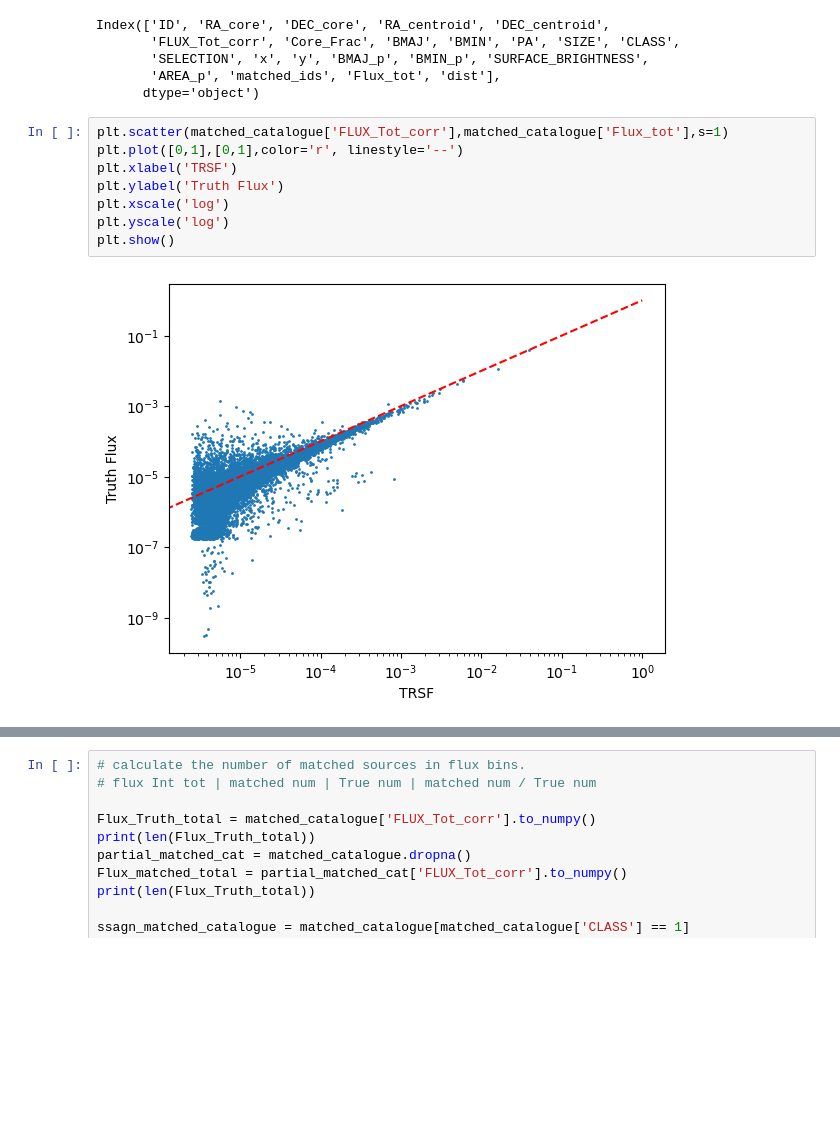
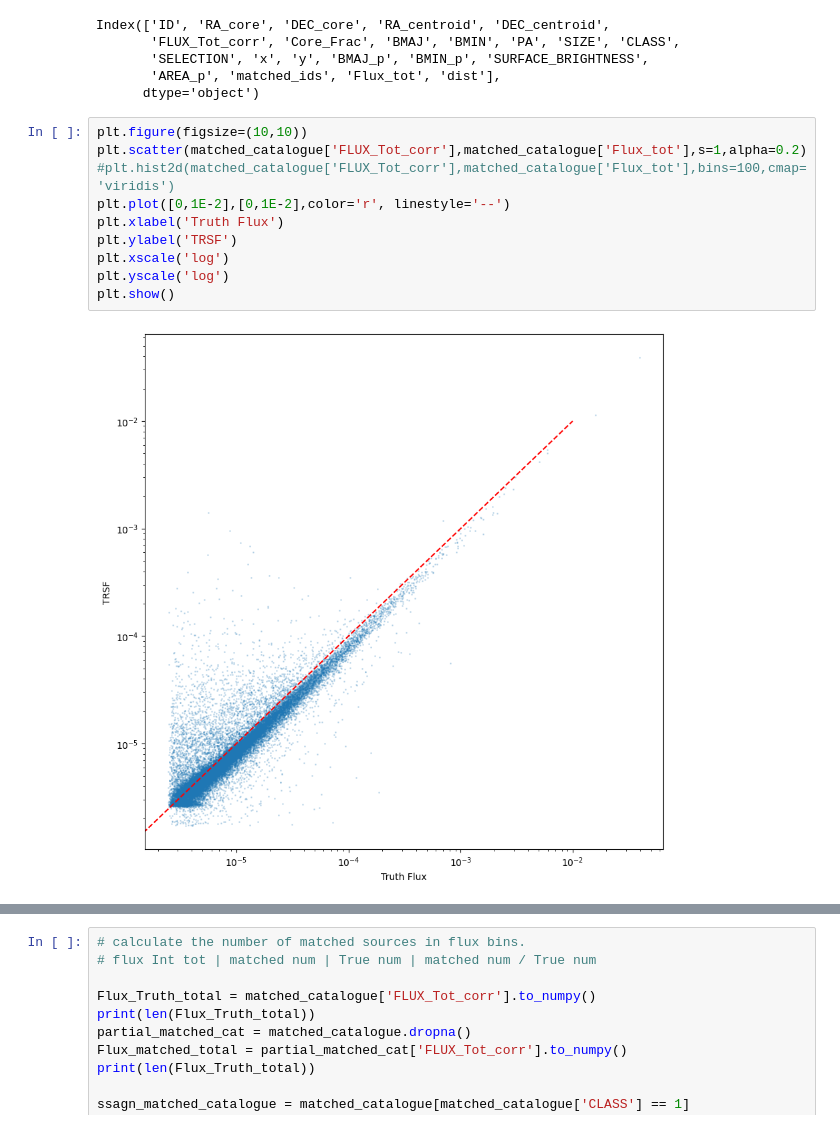
Before and after one commit to RhysAlfShaw/TRSF-dev, a Jupyter notebook: source_recovery_SKADC1Training.ipynb, the cells around one changed output, grey strips where cells are left out. Saved outputs shown, nothing was run; the diff lists cells and outputs as text; blank space fills up the shorter version.

```diff
--- a/source_recovery_SKADC1Training.ipynb
+++ b/source_recovery_SKADC1Training.ipynb
@@ -508,15 +514,17 @@ Index(['ID', 'RA_core', 'DEC_core', 'RA_centroid', 'DEC_centroid',
        'AREA_p', 'matched_ids', 'Flux_tot', 'dist'],
       dtype='object')
 # %%
-plt.scatter(matched_catalogue['FLUX_Tot_corr'],matched_catalogue['Flux_tot'],s=1)
-plt.plot([0,1],[0,1],color='r', linestyle='--')
-plt.xlabel('TRSF')
-plt.ylabel('Truth Flux')
+plt.figure(figsize=(10,10))
+plt.scatter(matched_catalogue['FLUX_Tot_corr'],matched_catalogue['Flux_tot'],s=1,alpha=0.2)
+#plt.hist2d(matched_catalogue['FLUX_Tot_corr'],matched_catalogue['Flux_tot'],bins=100,cmap='viridis')
+plt.plot([0,1E-2],[0,1E-2],color='r', linestyle='--')
+plt.xlabel('Truth Flux')
+plt.ylabel('TRSF')
 plt.xscale('log')
 plt.yscale('log')
 plt.show()
 # %% [output]
-[figure, old version]
+[figure, new version]
 # %%
 tag = 3000
 single_match = matched_catalogue[matched_catalogue['matched_ids']==tag]
```
Also changed, not shown: parts of 8 cells of this notebook, 13 other files.
